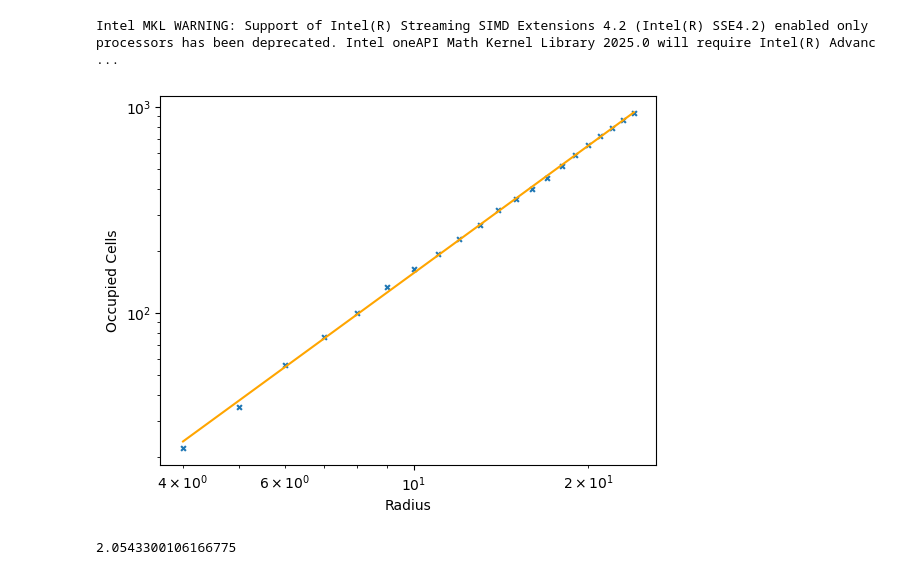
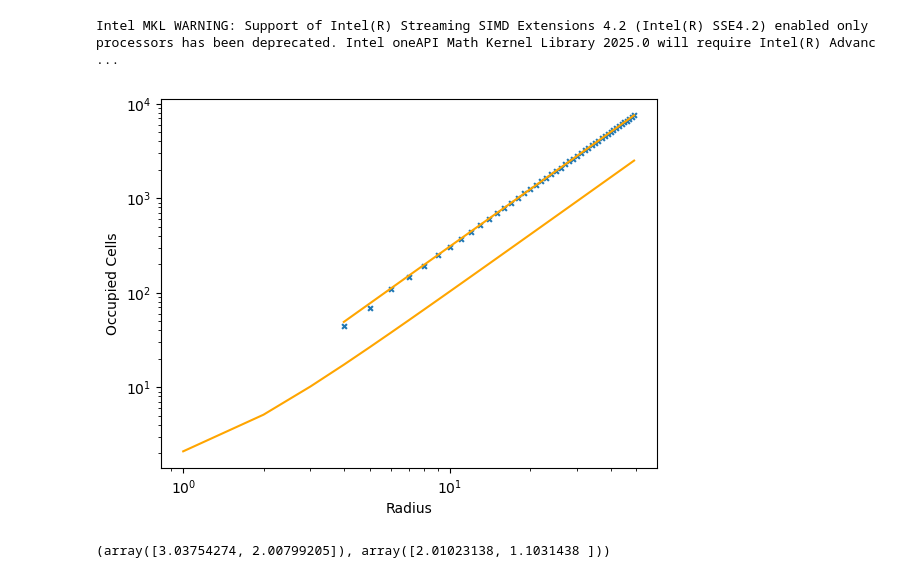
Before and after one commit to kuj24824/Complex_Systems, a Jupyter notebook: Code/BaseCityplanner_Anton.ipynb, the cells around one changed output. Drawn from its saved outputs; the diff is of its cells as text; code cells hidden in the pictures.

```diff
--- a/Code/BaseCityplanner_Anton.ipynb
+++ b/Code/BaseCityplanner_Anton.ipynb
@@ -167,38 +162,37 @@ def fractal_dimension(m):
     m = np.where(m > 0, 1, 0)
 
     radius = np.array(range(1, center)) # sets the range to loop over for occupancy
     occupied_cells = np.zeros(center - 1)
     for i in range(dim):
         for j in range(dim):
             distance[i,j] = np.sqrt((center - i) ** 2 + (center - j) ** 2)
     # logic is to filter spots within distance, then multiply with m matrix to find spots where there are occupants
     # assuming empty spots are marked with zero and sum the spots within raidus and with occupants.
 
     for r in range(len(radius)): # loop through radiuses and chekc which ones are within area and then count cells occupied.
         current_distance = np.where(distance < radius[r], 1, 0)
-
         area = (current_distance * m).sum()
         occupied_cells[r] = area
-
+        #print((current_distance ).sum(), radius[r])
     pars, cov = curve_fit(f=power_law, xdata=radius, ydata=occupied_cells, p0=[0, 0]) # gives higher weight to large values
-    fractal_d = np.polyfit(np.log(radius), np.log(occupied_cells), 1) # gives higher weight to small values
+    fractal_d = np.polyfit(np.log(radius[15:]), np.log(occupied_cells[15:]), 1) # gives higher weight to small values
     return fractal_d, occupied_cells, radius, pars
 
 def run_fractal_analysis(grid):
     fractal_d, occupied_cells, radius, pars = fractal_dimension(grid)
 
     plt.scatter(radius[3:], occupied_cells[3:], s = 12, marker = 'x')
-    #plt.plot(radius, np.exp(fractal_d[1]) + radius ** fractal_d[0], c = 'orange')
+    plt.plot(radius, fractal_d[1] + radius ** fractal_d[0], c = 'orange')
     plt.plot(radius[3:], pars[0] * radius[3:] ** pars[1], c = 'orange')
     plt.xlabel('Radius'), plt.ylabel('Occupied Cells')
     plt.yscale('log'), plt.xscale('log')
     plt.show()
-    return pars[1]
+    return pars, fractal_d
 
 
 
-run_fractal_analysis(m)
+run_fractal_analysis(np.random.randint(1,2, (101,101), dtype=int))
 # %% [output]
 Intel MKL WARNING: Support of Intel(R) Streaming SIMD Extensions 4.2 (Intel(R) SSE4.2) enabled only processors has been deprecated. Intel oneAPI Math Kernel Library 2025.0 will require Intel(R) Advanc ...
-[figure, old version]
+[figure, new version]
-2.0543300106166775
+(array([3.03754274, 2.00799205]), array([2.01023138, 1.1031438 ]))
```
Also changed, not shown: parts of 7 cells of this notebook, 2 other files.
